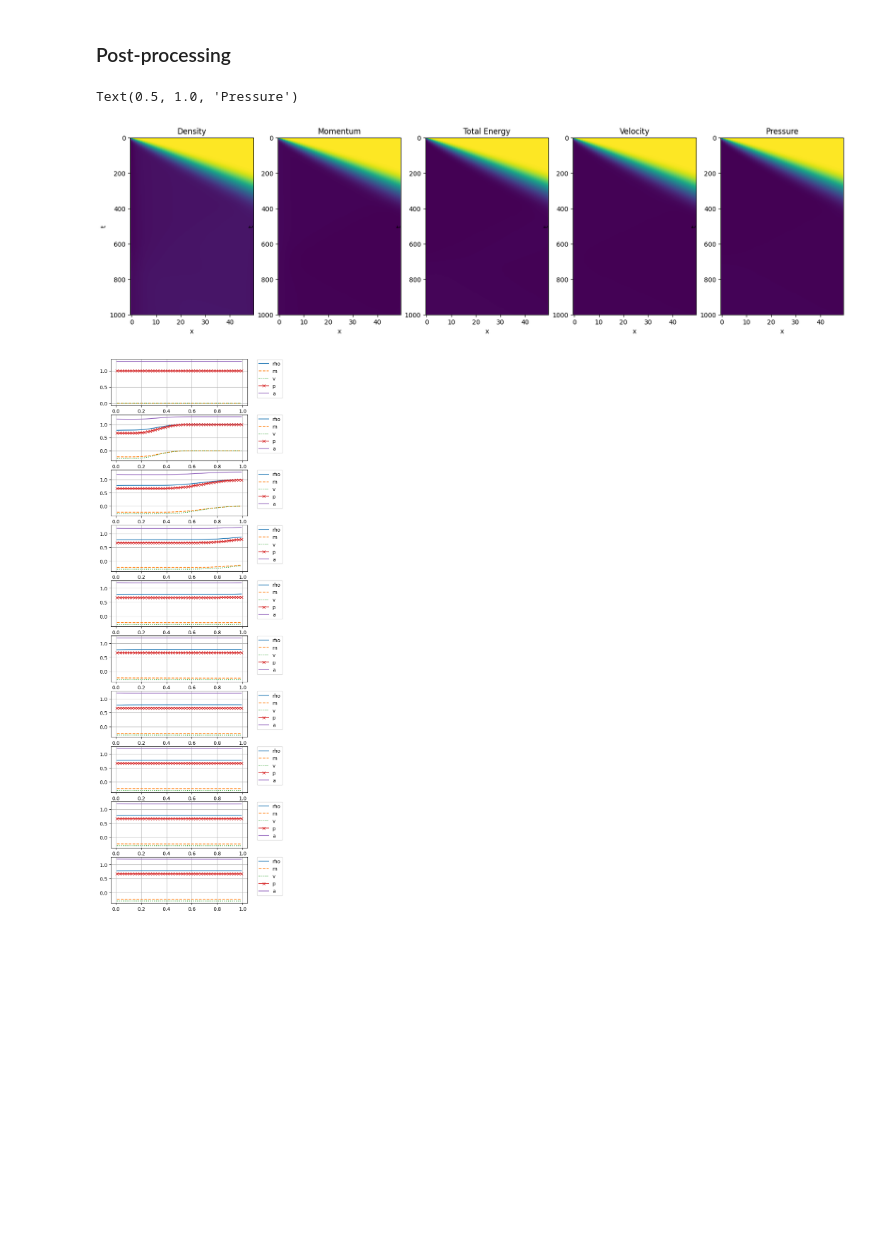
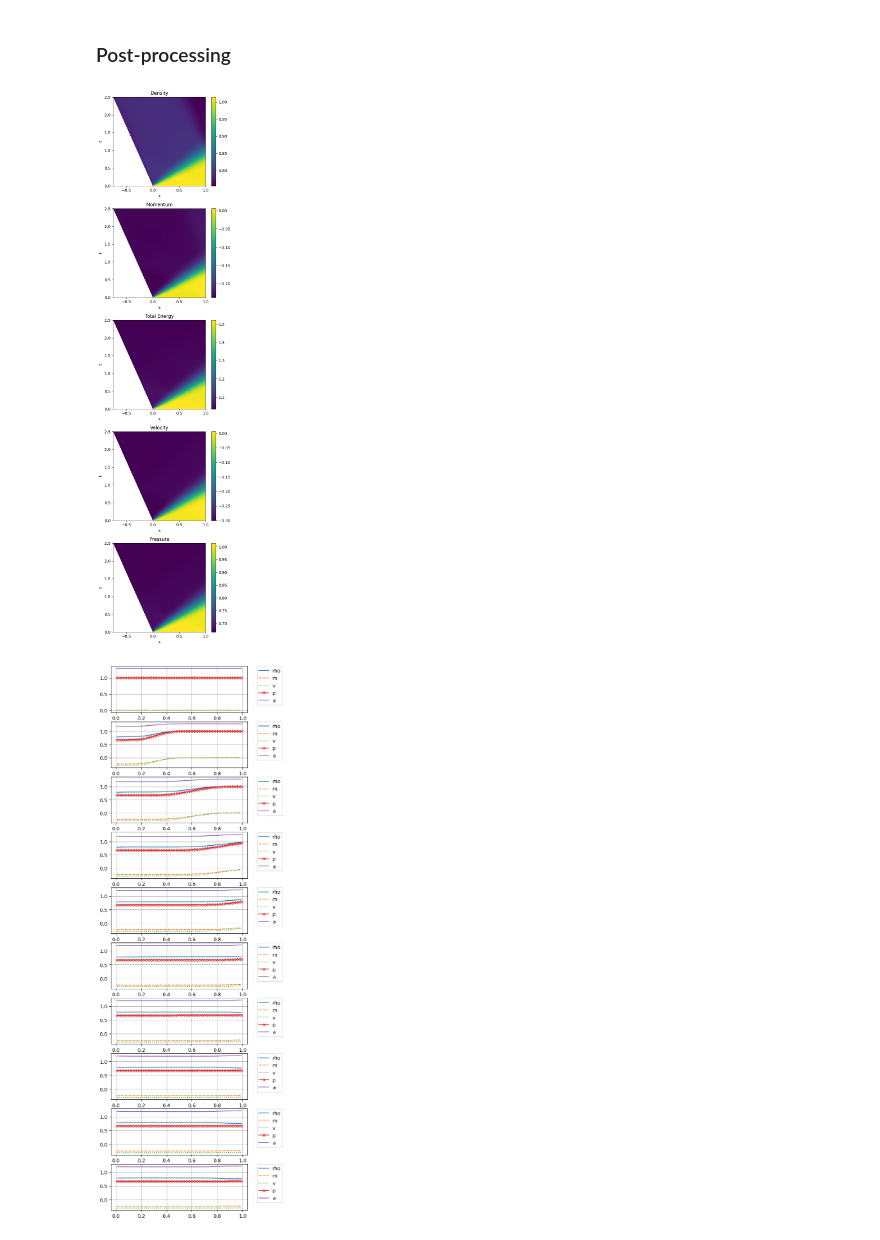
Before and after one commit to Basics2022/bbooks-math-miscellanea, a Jupyter notebook: _build/jupyter_execute/ch/pde/euler-1d-ale-piston.ipynb, the cells around one changed output. Drawn from its saved outputs; the diff is of its cells as text; code cells hidden in the pictures; blank space fills up the shorter version.

```diff
--- a/_build/jupyter_execute/ch/pde/euler-1d-ale-piston.ipynb
+++ b/_build/jupyter_execute/ch/pde/euler-1d-ale-piston.ipynb
@@ -362,7 +362,7 @@ ne = 50
 dt = .0025
 
 fun_x0 = lambda t: -.3 * t + 0. # -(t/0.1)**2
-fun_x1 = lambda t: -.3 * t + 1. # -(t/0.1)**2
+fun_x1 = lambda t:  .0 * t + 1. # -(t/0.1)**2
 
 mesh = TimeDependentMesh(ne=ne, dt=dt, fun_x0=fun_x0, fun_x1=fun_x1)
 xc = .5 * ( mesh.xi[:-1] + mesh.xi[1:] )
@@ -462,6 +462,8 @@ uuc[0,:,:] = uc
 # %%
 #> Time loop
 it = 0
+
+X, T = [], []
 
 while it < nt-1:
 
@@ -493,50 +495,67 @@ while it < nt-1:
 
     it += 1                   # Updating counter
     uuc[it,:,:] = uc.copy()   # Storing results
+    X.append(mesh.xi)
+    T.append(t*np.ones(ne))
+
+X.append(mesh.xi_p1)
+T.append((t+dt)*np.ones(ne))
+
+X = np.array(X)
+T = np.array(T)
+
+Xc = .5 * ( X[:,:-1] + X[:,1:] )  # Cell centers
 # %% [markdown]
 ### Post-processing
 # %%
-fig, ax = plt.subplots(1,5, figsize=(20,5))
+fig, ax = plt.subplots(5,1, figsize=(5,20))
 
 iax = 0
-ax[iax].imshow(uuc[:,0,:], aspect="auto")
+m0 = ax[iax].pcolormesh(Xc, T, uuc[:,0,:])
+# ax[iax].imshow(uuc[:,0,:], aspect="auto")
 # ax[0].set_colorbar()
 ax[iax].set_xlabel('x')
 ax[iax].set_ylabel('t')
 ax[iax].set_title('Density')
+fig.colorbar(m0, ax=ax[iax])
 
 iax = 1
-ax[iax].imshow(uuc[:,1,:], aspect="auto")
+m0 = ax[iax].pcolormesh(Xc, T, uuc[:,1,:])
 # ax[0].set_colorbar()
 ax[iax].set_xlabel('x')
 ax[iax].set_ylabel('t')
 ax[iax].set_title('Momentum')
+fig.colorbar(m0, ax=ax[iax])
 
 iax = 2
-ax[iax].imshow(uuc[:,2,:], aspect="auto")
+m0 = ax[iax].pcolormesh(Xc, T, uuc[:,2,:])
 # ax[0].set_colorbar()
 ax[2].set_xlabel('x')
 ax[iax].set_ylabel('t')
 ax[iax].set_title('Total Energy')
+fig.colorbar(m0, ax=ax[iax])
 
 iax = 3
-ax[iax].imshow(uuc[:,1,:]/uuc[:,0,:], aspect="auto")
+m0 = ax[iax].pcolormesh(Xc, T, uuc[:,1,:]/uuc[:,0,:])
 # ax[0].set_colorbar()
 ax[iax].set_xlabel('x')
 ax[iax].set_ylabel('t')
 ax[iax].set_title('Velocity')
+fig.colorbar(m0, ax=ax[iax])
 
 # pressure
 # p = (gamma-1) * ( Et - .5 * m^2 / rho )
 iax = 4
-ax[iax].imshow(S.gamma_1 * (uuc[:,2,:]-.5*uuc[:,1,:]**2/uuc[:,0,:]), aspect="auto")
+m0 = ax[iax].pcolormesh(Xc, T, S.gamma_1 * (uuc[:,2,:]-.5*uuc[:,1,:]**2/uuc[:,0,:]))
 # ax[0].set_colorbar()
 ax[iax].set_xlabel('x')
 ax[iax].set_ylabel('t')
 ax[iax].set_title('Pressure')
+fig.colorbar(m0, ax=ax[iax])
+
+plt.tight_layout()
 # %% [output]
-Text(0.5, 1.0, 'Pressure')
-[figure, old version]
+[figure, new version]
 # %%
 n_plots = 10
 i_dt = int(np.floor(nt/n_plots))
@@ -560,4 +579,4 @@ for i in range(n_plots):
 # -> u = 1
 # -> p = 2/3 * ( 2 - .5 * 1 ) = 2 / 3 * 1.5 = 1
 # %% [output]
-[figure, old version]
+[figure, new version]
```
Also changed, not shown: parts of 1 cell of this notebook, 13 other files.
